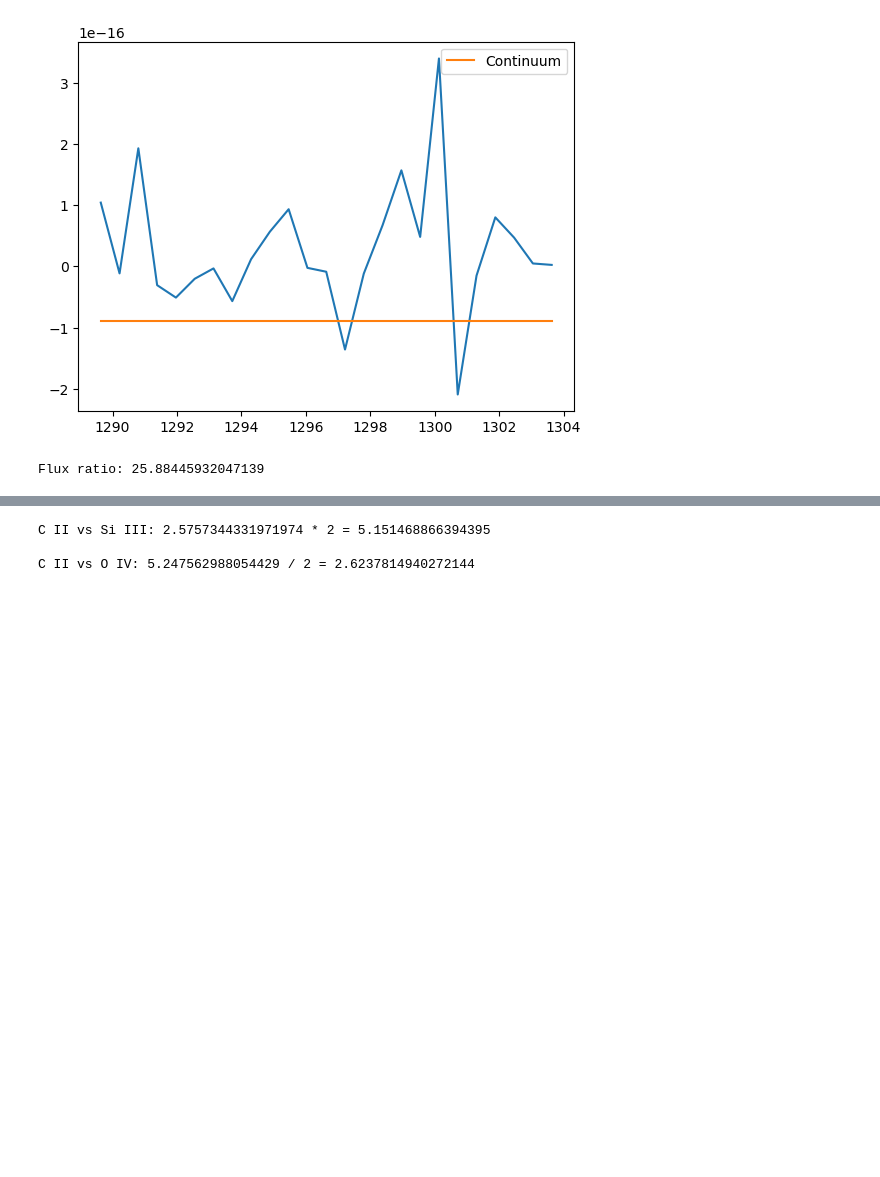
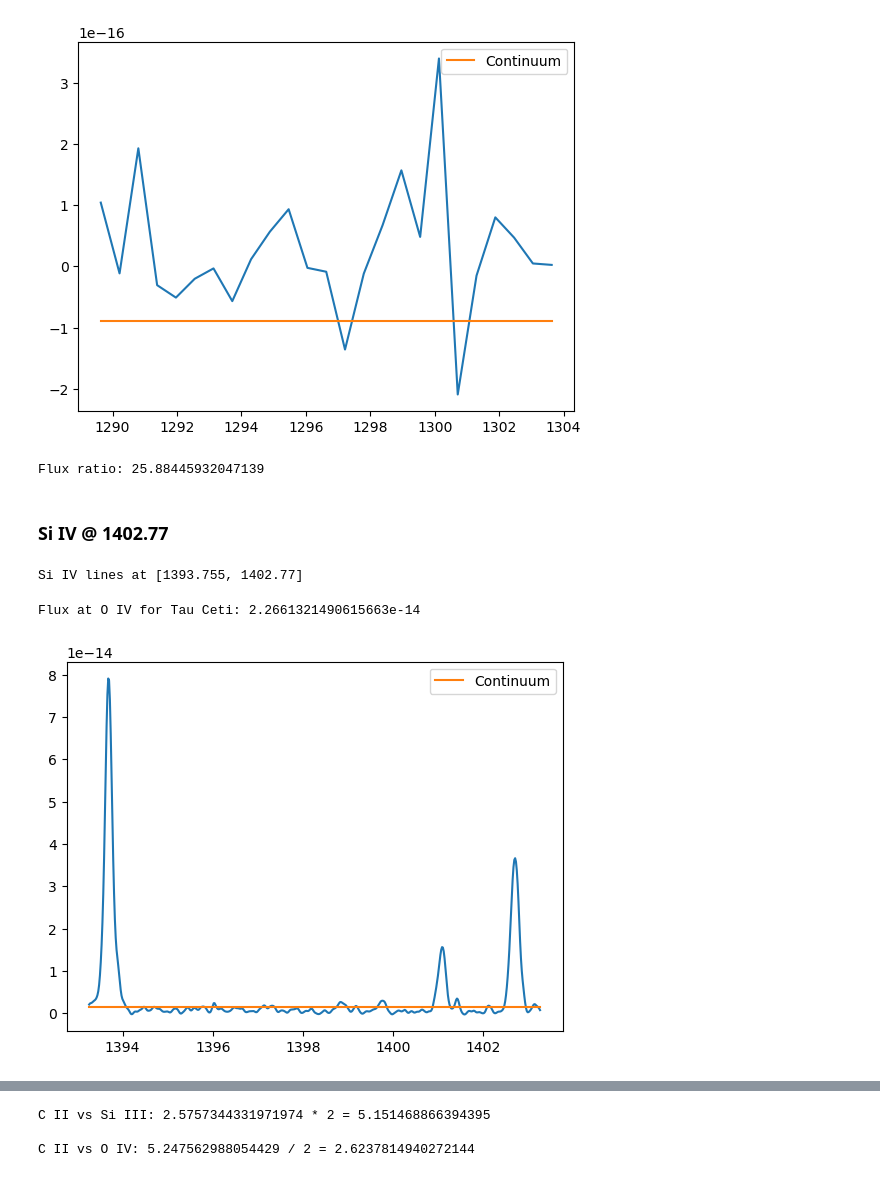
Before and after one commit to bellalongo/Star-Emission-Line-Flux, a Jupyter notebook: HD-191939/hd-191939_comparison.ipynb, the cells around one changed output, grey strips where cells are left out. Cells and saved outputs as stored; diff of their text form; code cells hidden in the pictures; blank space fills up the shorter version.

Commit message:
FINALLY DONE!!!! TAU CETI IS A PROXY

```diff
--- a/HD-191939/hd-191939_comparison.ipynb
+++ b/HD-191939/hd-191939_comparison.ipynb
@@ -358,3 +359,34 @@ siIII_ratio = tc_total_flux/hd_total_flux
 print(f'Flux ratio: {siIII_ratio}')
 # %% [output]
 Flux ratio: 25.88445932047139
+# %% [markdown]
+### Si IV @ 1402.77
+# %%
+# Si IV @ 1402.77 A
+siIV_lines = grouped_rest_data['Si IV'][0]
+print(f'Si IV lines at {siIV_lines}')
+# %% [output]
+Si IV lines at [1393.755, 1402.77]
+# %%
+# Tau Ceti
+tc_peak_width = 0.5
+tc_siIV_mask = (smoothtc_wavelength_data > siIV_lines[0] - tc_peak_width) & (smoothtc_wavelength_data < siIV_lines[1] + tc_peak_width)
+
+# Calculate the continuum
+peak_width, peak_width_pixels, flux_range = peak_width_finder('E140M', smoothtc_wavelength_data[tc_siIV_mask])
+continuum = split_create_trendline(smoothtc_wavelength_data[tc_siIV_mask], smoothtc_flux_data[tc_siIV_mask], peak_width_pixels)
+
+# Calculate the flux
+w0,w1 = wavelength_edges(smoothtc_wavelength_data[tc_siIV_mask])
+total_sumflux = np.sum(smoothtc_flux_data[tc_siIV_mask]*(w1-w0))
+continuum_sumflux = np.sum(continuum*(w1-w0))
+tc_total_flux = total_sumflux - continuum_sumflux
+print(f'Flux at O IV for Tau Ceti: {tc_total_flux}')
+
+plt.plot(smoothtc_wavelength_data[tc_siIV_mask], smoothtc_flux_data[tc_siIV_mask])
+plt.plot(smoothtc_wavelength_data[tc_siIV_mask], continuum, label = 'Continuum')
+plt.legend()
+plt.show()
+# %% [output]
+Flux at O IV for Tau Ceti: 2.2661321490615663e-14
+[figure, added]
```
Also changed, not shown: parts of 10 cells of this notebook.
